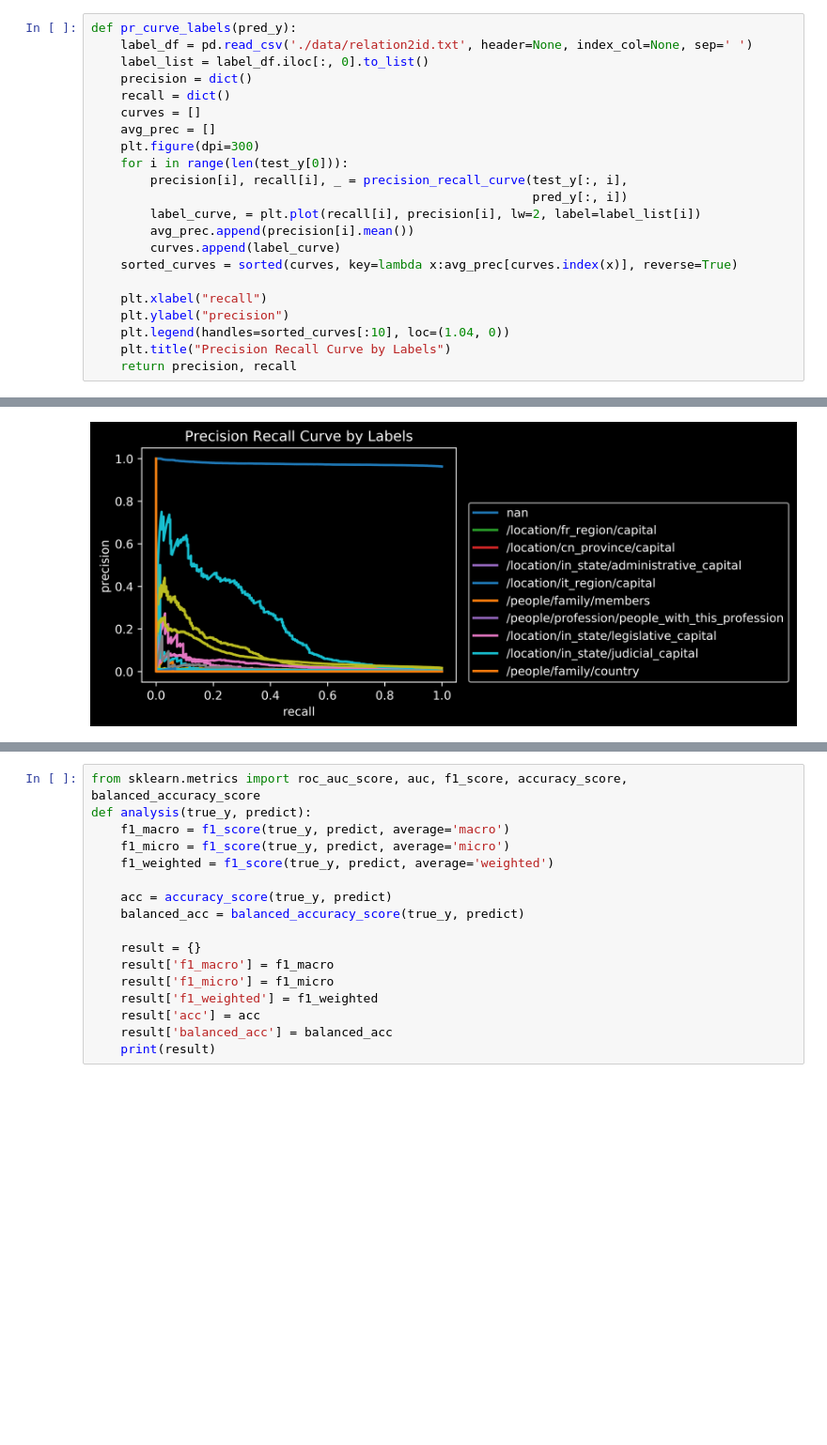
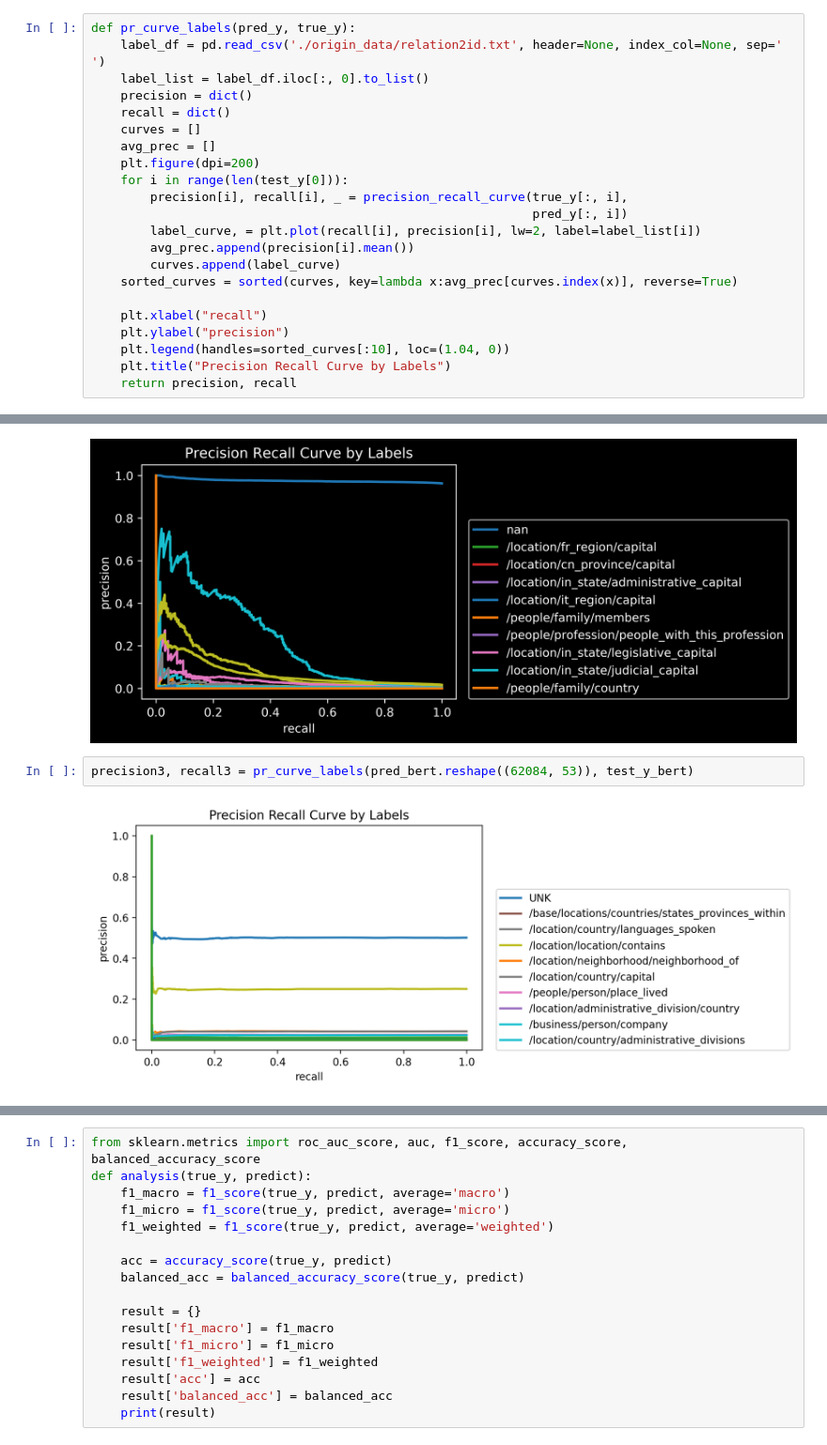
Before and after one commit to Molin-L/RLRC, a Jupyter notebook: Eval.ipynb, the cells around one changed output, grey strips where cells are left out. Shown at 94% size. Saved outputs shown, nothing was run; the diff lists cells and outputs as text; blank space fills up the shorter version.

```diff
--- a/Eval.ipynb
+++ b/Eval.ipynb
@@ -55,16 +71,16 @@ Text(0.5, 1.0, 'Precision Recall Curve')
 # %% [markdown]
 ### Plot by labels
 # %%
-def pr_curve_labels(pred_y):
-    label_df = pd.read_csv('./data/relation2id.txt', header=None, index_col=None, sep=' ')
+def pr_curve_labels(pred_y, true_y):
+    label_df = pd.read_csv('./origin_data/relation2id.txt', header=None, index_col=None, sep=' ')
     label_list = label_df.iloc[:, 0].to_list()
     precision = dict()
     recall = dict()
     curves = []
     avg_prec = []
-    plt.figure(dpi=300)
+    plt.figure(dpi=200)
     for i in range(len(test_y[0])):
-        precision[i], recall[i], _ = precision_recall_curve(test_y[:, i],
+        precision[i], recall[i], _ = precision_recall_curve(true_y[:, i],
                                                             pred_y[:, i])
         label_curve, = plt.plot(recall[i], precision[i], lw=2, label=label_list[i])
         avg_prec.append(precision[i].mean())
@@ -84,6 +100,10 @@ precision1, recall1 = pr_curve_labels(pred1)
 precision2, recall2 = pr_curve_labels(pred2)
 # %% [output]
 [figure]
+# %%
+precision3, recall3 = pr_curve_labels(pred_bert.reshape((62084, 53)), test_y_bert)
+# %% [output]
+[figure, added]
 # %%
 test_y_1d = np.array([np.argmax(i) for i in test_y])
 pred1_1d = np.array([np.argmax(i) for i in pred1])
```
Also changed, not shown: parts of 13 cells of this notebook, 12 other files.
